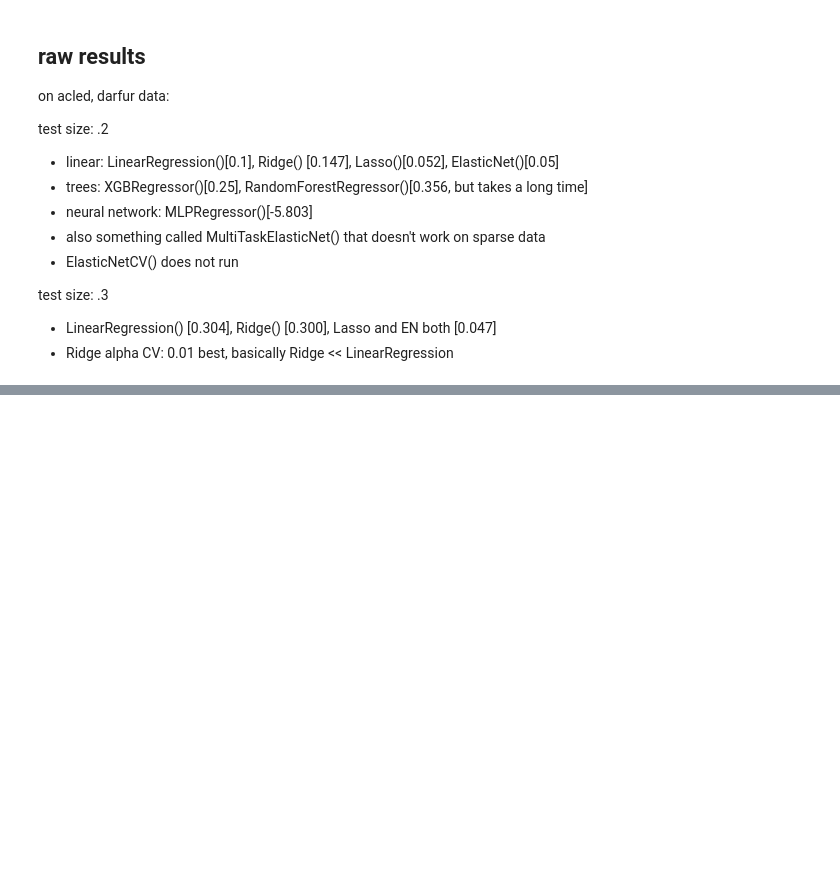
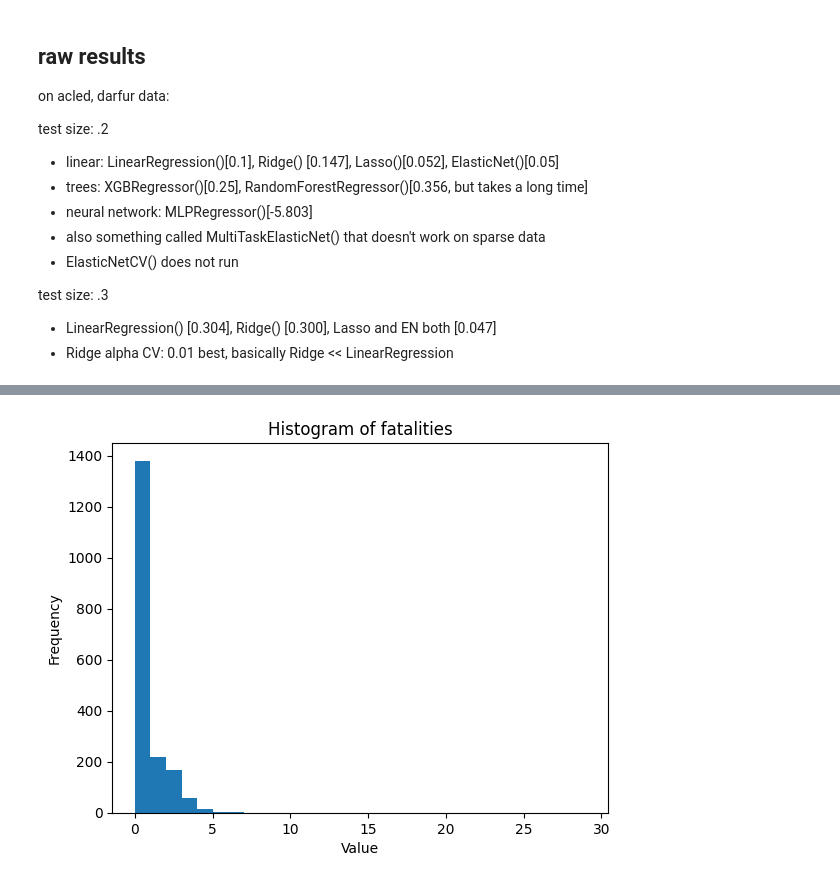
Before and after one commit to kaylanhua/conflicts, a Jupyter notebook: regression/eda.ipynb, the cells around one changed output, grey strips where cells are left out. Saved outputs shown, nothing was run; the diff lists cells and outputs as text; code cells hidden in the pictures; blank space fills up the shorter version.

```diff
--- a/regression/eda.ipynb
+++ b/regression/eda.ipynb
@@ -161,0 +158,20 @@ test size: .3
+# %%
+# Make a histogram of values in y
+import matplotlib.pyplot as plt
+
+def plot_y(data, title="Histogram of fatalities"):
+    bins = range(0, 30, 1)
+    plt.hist(data, bins=bins)
+    plt.title('Histogram of fatalities')
+    plt.xlabel('Value')
+    plt.ylabel('Frequency')
+    plt.show()
+
+vector = np.array(y_test)
+log_vector = np.where(vector > 0, np.log(vector), 0)  # Or another value for zero entries
+
+plot_y(log_vector)
+## for printing
+# for t in zip(log_vector, y_test): print(t)
+# %% [output]
+[figure, added]
```
Also changed, not shown: parts of 4 cells of this notebook, 1 other file.
